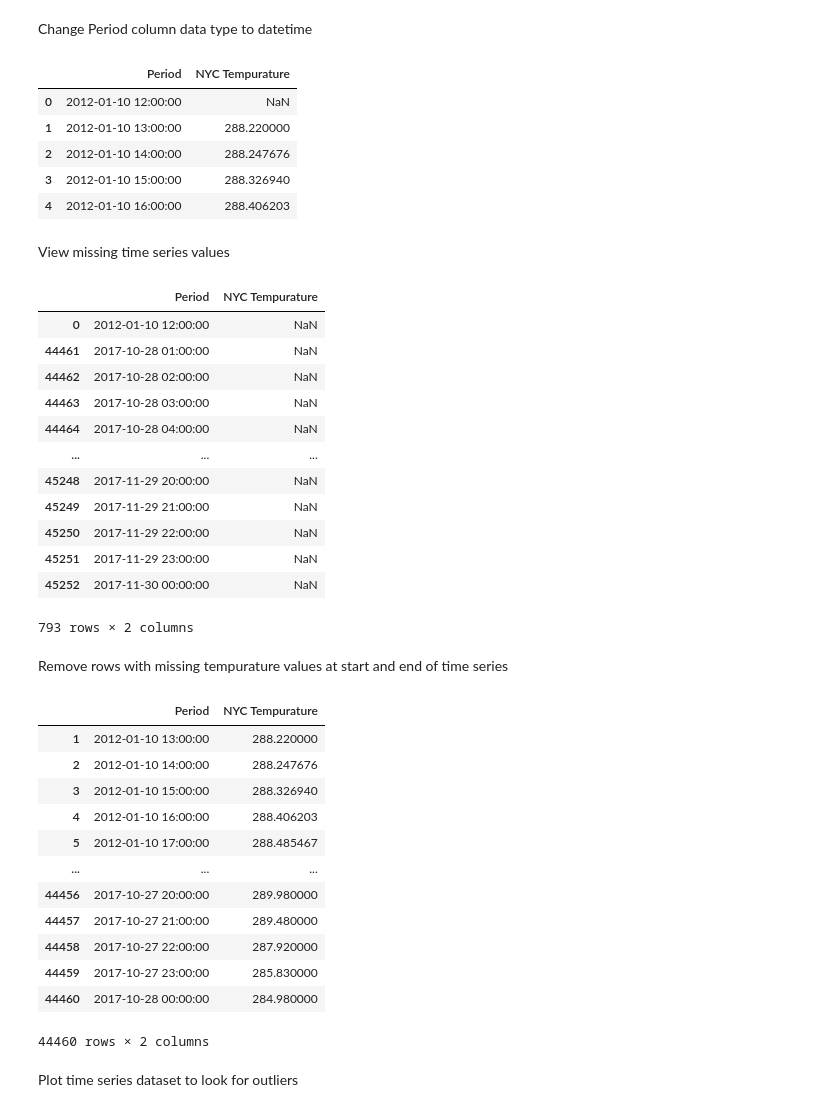
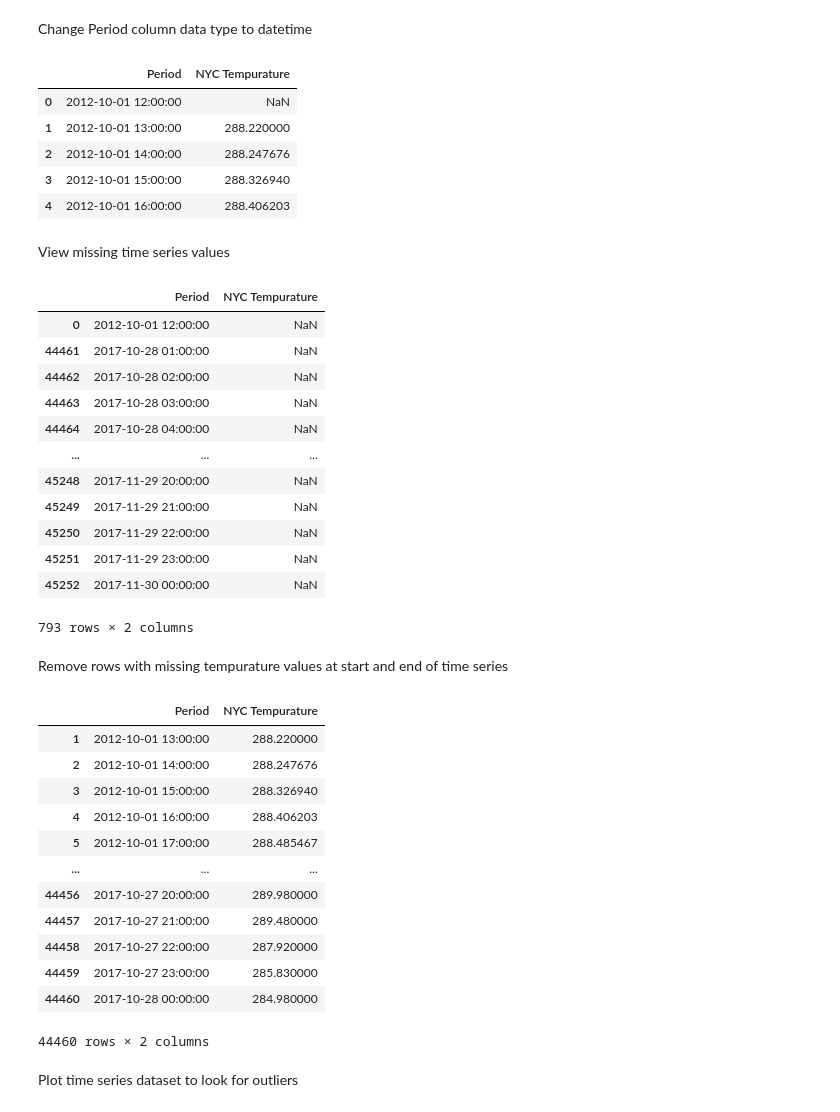
Before and after one commit to blantj/temperature_time_series, a Jupyter notebook: Modeling.ipynb, the cells around one changed output. Drawn from its saved outputs; the diff is of its cells as text; code cells hidden in the pictures.

```diff
--- a/Modeling.ipynb
+++ b/Modeling.ipynb
@@ -37,22 +37,22 @@ memory usage: 707.2+ KB
 # %% [markdown]
 Change Period column data type to datetime
 # %%
-df['Period'] = pd.to_datetime(df['Period'], dayfirst=True)
+df['Period'] = pd.to_datetime(df['Period'], dayfirst=False)
 df.head()
 # %% [output]
 |  | Period | NYC Tempurature |
-| 0 | 2012-01-10 12:00:00 | NaN |
-| 1 | 2012-01-10 13:00:00 | 288.220000 |
-| 2 | 2012-01-10 14:00:00 | 288.247676 |
-| 3 | 2012-01-10 15:00:00 | 288.326940 |
-| 4 | 2012-01-10 16:00:00 | 288.406203 |
+| 0 | 2012-10-01 12:00:00 | NaN |
+| 1 | 2012-10-01 13:00:00 | 288.220000 |
+| 2 | 2012-10-01 14:00:00 | 288.247676 |
+| 3 | 2012-10-01 15:00:00 | 288.326940 |
+| 4 | 2012-10-01 16:00:00 | 288.406203 |
 # %% [markdown]
 View missing time series values
 # %%
 df[df['NYC Tempurature'].isna()]
 # %% [output]
 |  | Period | NYC Tempurature |
-| 0 | 2012-01-10 12:00:00 | NaN |
+| 0 | 2012-10-01 12:00:00 | NaN |
 | 44461 | 2017-10-28 01:00:00 | NaN |
 | 44462 | 2017-10-28 02:00:00 | NaN |
 | 44463 | 2017-10-28 03:00:00 | NaN |
@@ -71,11 +71,11 @@ df = df.loc[1:44460, :]
 df
 # %% [output]
 |  | Period | NYC Tempurature |
-| 1 | 2012-01-10 13:00:00 | 288.220000 |
-| 2 | 2012-01-10 14:00:00 | 288.247676 |
-| 3 | 2012-01-10 15:00:00 | 288.326940 |
-| 4 | 2012-01-10 16:00:00 | 288.406203 |
-| 5 | 2012-01-10 17:00:00 | 288.485467 |
+| 1 | 2012-10-01 13:00:00 | 288.220000 |
+| 2 | 2012-10-01 14:00:00 | 288.247676 |
+| 3 | 2012-10-01 15:00:00 | 288.326940 |
+| 4 | 2012-10-01 16:00:00 | 288.406203 |
+| 5 | 2012-10-01 17:00:00 | 288.485467 |
 | ... | ... | ... |
 | 44456 | 2017-10-27 20:00:00 | 289.980000 |
 | 44457 | 2017-10-27 21:00:00 | 289.480000 |
```
Also changed, not shown: parts of 17 cells of this notebook.
